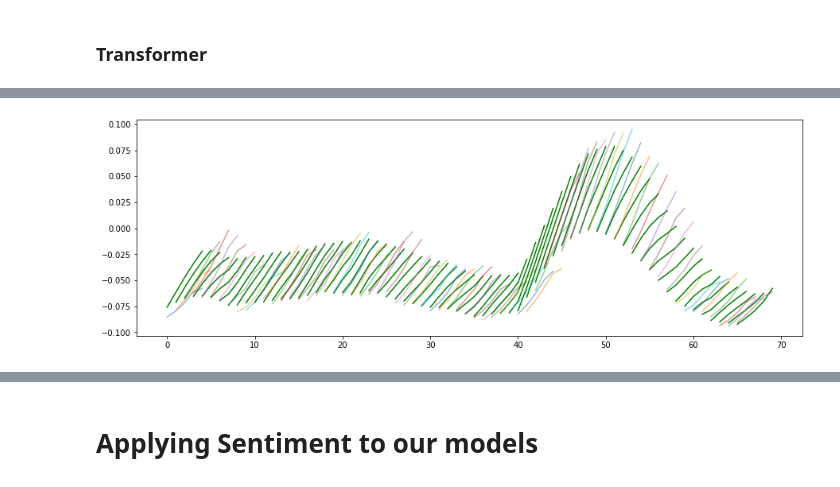
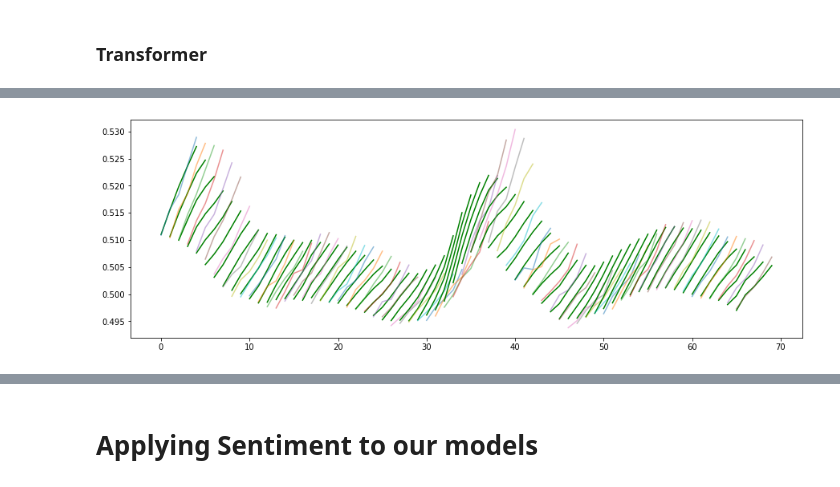
Before and after one commit to IsmailMarashi/2020-2021-Stock-Market-Forecasting-Using-Sentiment-Analysis, a Jupyter notebook: yFinance.ipynb, the cells around one changed output, grey strips where cells are left out. Saved outputs shown, nothing was run; the diff lists cells and outputs as text; code cells hidden in the pictures.

```diff
--- a/yFinance.ipynb
+++ b/yFinance.ipynb
@@ -1061,4 +1078,11 @@ plotCompare(history.history['loss'],history.history['val_loss'],["Train","Val"])
 # %%
-if singleshot: predictions=StepForwardPredictions(vx=vx,model=model,steps=lookAhead)
-else: predictions=model.predict(vx)
-plotAndEvaluate(vy,predictions)
+if singleshot:
+    predictionsT=StepForwardPredictions(trainx,model,lookAhead)
+    predictions=StepForwardPredictions(vx,model,lookAhead)
+else:
+    predictionsT=model.predict(trainx)
+    predictions=model.predict(vx)
+benchmarker.loc[benchmarker.index.max()+1]=0
+benchmarker.loc[benchmarker.index.max()]["model"]="CONVLSTM"
+benchmarker.loc[benchmarker.index.max()]["1-Shot"]=singleshot
+benchmarker.iloc[benchmarker.index.max(),2:]=np.array([evaluatePredictions(trainy,predictionsT),evaluatePredictions(vy,predictions)]).reshape(-1,order='C')
@@ -1154,4 +1162,11 @@ plotCompare(history.history['loss'],history.history['val_loss'],["Train","Val"])
 # %%
-if singleshot: predictions=StepForwardPredictions(vx=vx,model=model,steps=lookAhead)
-else: predictions=model.predict(vx)
-plotAndEvaluate(vy,predictions)
+if singleshot:
+    predictionsT=StepForwardPredictions(trainx,model,lookAhead)
+    predictions=StepForwardPredictions(vx,model,lookAhead)
+else:
+    predictionsT=model.predict(trainx)
+    predictions=model.predict(vx)
+benchmarker.loc[benchmarker.index.max()+1]=0
+benchmarker.loc[benchmarker.index.max()]["model"]="DNN"
+benchmarker.loc[benchmarker.index.max()]["1-Shot"]=singleshot
+benchmarker.iloc[benchmarker.index.max(),2:]=np.array([evaluatePredictions(trainy,predictionsT),evaluatePredictions(vy,predictions)]).reshape(-1,order='C')
@@ -1220,7 +1221,6 @@ def Transformer_Encoder_Model(inputShape=(period,1),model_dim=2, hidden=20,encod
     out=Dense(outputSize,'elu')(out)
     out=Reshape([outputSize, 1])(out)
     return tf.keras.models.Model(inputs=x,outputs=out)
-singleshot=False
 model=Transformer_Encoder_Model(inputShape=trainx.shape[1:],model_dim=trainx.ndim-1, hidden=30,encoders=2,key_dim=2,axis=1,dropout=0.2,singleshot=singleshot)
 history =compileFit(model,loss='mse', optimizer=tf.keras.optimizers.Adam(learning_rate=0.0001),epochs=10000,batch_size=500,patience=30,singleshot=singleshot)
 # %% [output]
@@ -1248,4 +1248,11 @@ plotCompare(history.history['loss'],history.history['val_loss'],["Train","Val"])
 # %%
-if singleshot: predictions=StepForwardPredictions(vx=vx,model=model,steps=lookAhead)
-else: predictions=model.predict(vx)
-plotAndEvaluate(vy,predictions)
+if singleshot:
+    predictionsT=StepForwardPredictions(trainx,model,lookAhead)
+    predictions=StepForwardPredictions(vx,model,lookAhead)
+else:
+    predictionsT=model.predict(trainx)
+    predictions=model.predict(vx)
+benchmarker.loc[benchmarker.index.max()+1]=0
+benchmarker.loc[benchmarker.index.max()]["model"]="TFENC"
+benchmarker.loc[benchmarker.index.max()]["1-Shot"]=singleshot
+benchmarker.iloc[benchmarker.index.max(),2:]=np.array([evaluatePredictions(trainy,predictionsT),evaluatePredictions(vy,predictions)]).reshape(-1,order='C')
@@ -1293,8 +1286,8 @@ WDS    : 0.004178923408508374
 Samples: 2559
 # %%
-rrr=66
+rrr=1000
 shiftff=66
 plotMultVariate(vy[rrr:rrr+shiftff],predictions[rrr:rrr+shiftff],lookAhead)
 # plotVisual(vy,predictions,lookAhead,0.001)
 # %% [output]
-[figure, old version]
+[figure, new version]
```
Also changed, not shown: parts of 140 cells of this notebook, 1 other file.
